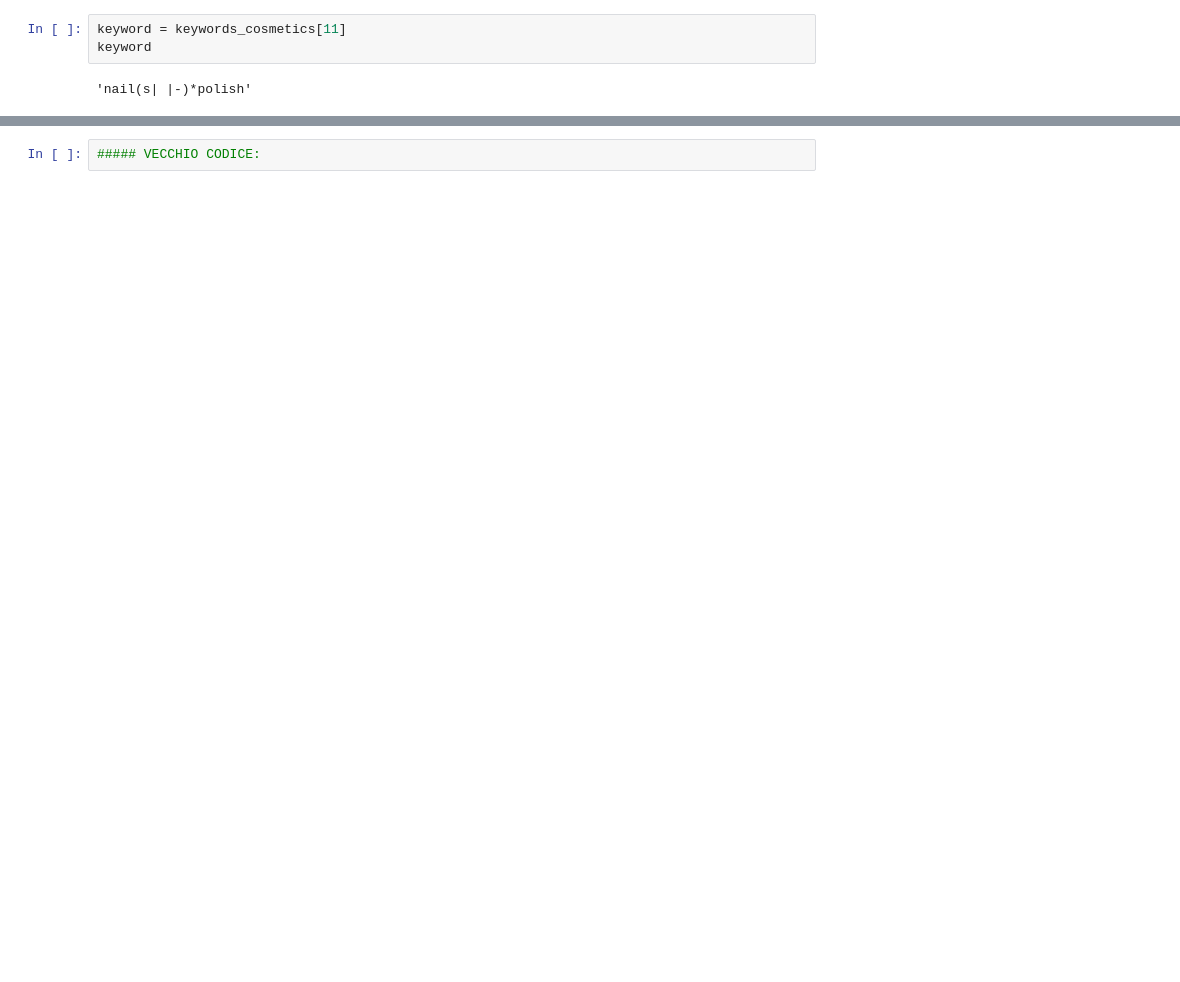
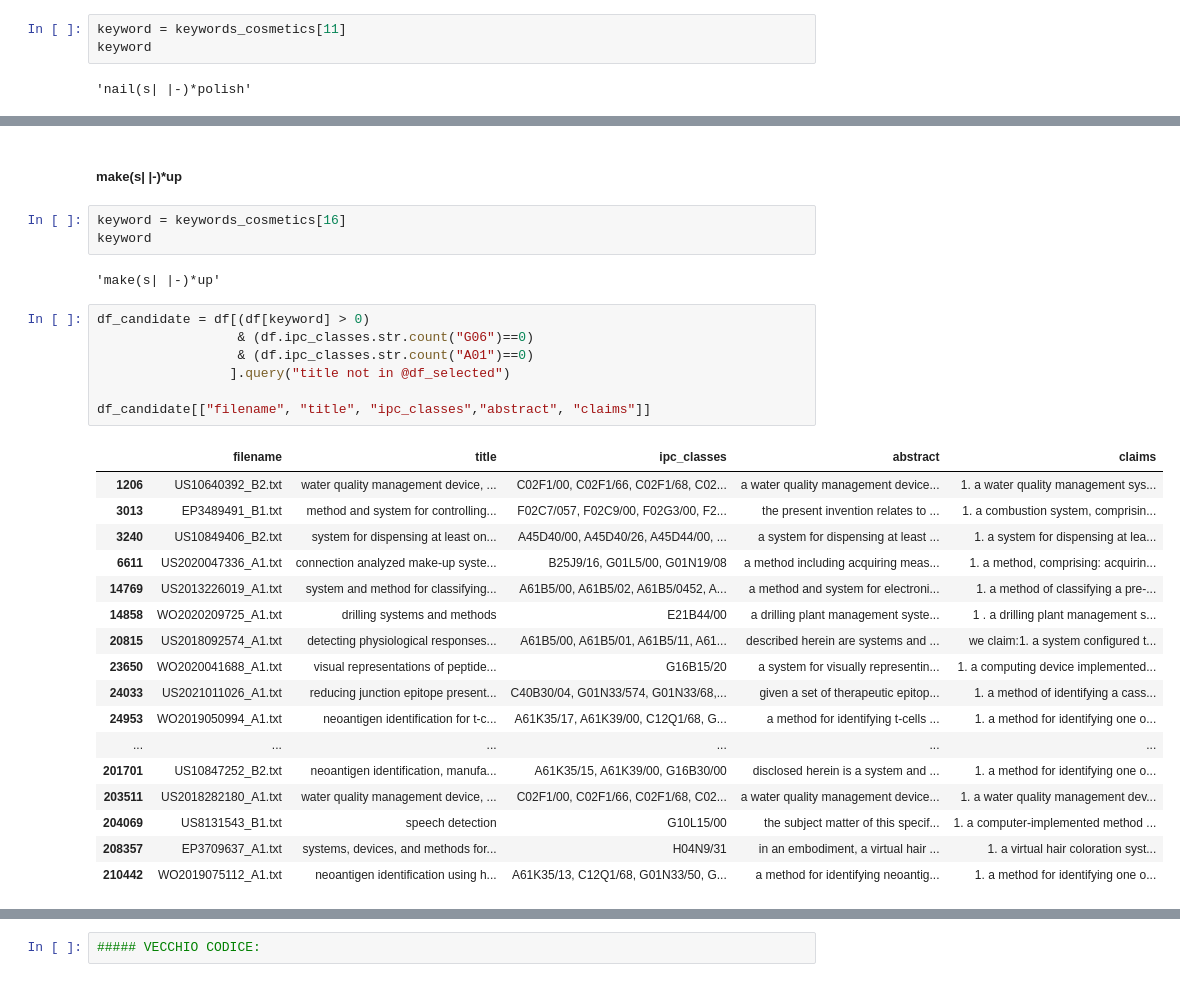
Before and after one commit to cri98li/Strategic-and-Competitive-Inteligence-project-UNIPI, a Jupyter notebook: 2a deadline/Step 5 v3.ipynb, the cells around one changed output, grey strips where cells are left out. Drawn from its saved outputs; the diff is of its cells as text; blank space fills up the shorter version.

```diff
--- a/2a deadline/Step 5 v3.ipynb
+++ b/2a deadline/Step 5 v3.ipynb
@@ -516,0 +654,32 @@ df_candidate[["title", "ipc_classes","abstract", "claims"]]
+# %% [markdown]
+##### make(s| |-)*up
+# %%
+keyword = keywords_cosmetics[16]
+keyword
+# %% [output]
+'make(s| |-)*up'
+# %%
+df_candidate = df[(df[keyword] > 0)
+                  & (df.ipc_classes.str.count("G06")==0)
+                  & (df.ipc_classes.str.count("A01")==0)
+                 ].query("title not in @df_selected")
+
+df_candidate[["filename", "title", "ipc_classes","abstract", "claims"]]
+# %% [output]
+|  | filename | title | ipc_classes | abstract | claims |
+| 1206 | US10640392_B2.txt | water quality management device, ... | C02F1/00, C02F1/66, C02F1/68, C02... | a water quality management device... | 1. a water quality management sys... |
+| 3013 | EP3489491_B1.txt | method and system for controlling... | F02C7/057, F02C9/00, F02G3/00, F2... | the present invention relates to ... | 1. a combustion system, comprisin... |
+| 3240 | US10849406_B2.txt | system for dispensing at least on... | A45D40/00, A45D40/26, A45D44/00, ... | a system for dispensing at least ... | 1. a system for dispensing at lea... |
+| 6611 | US2020047336_A1.txt | connection analyzed make-up syste... | B25J9/16, G01L5/00, G01N19/08 | a method including acquiring meas... | 1. a method, comprising: acquirin... |
+| 14769 | US2013226019_A1.txt | system and method for classifying... | A61B5/00, A61B5/02, A61B5/0452, A... | a method and system for electroni... | 1. a method of classifying a pre-... |
+| 14858 | WO2020209725_A1.txt | drilling systems and methods | E21B44/00 | a drilling plant management syste... | 1 . a drilling plant management s... |
+| 20815 | US2018092574_A1.txt | detecting physiological responses... | A61B5/00, A61B5/01, A61B5/11, A61... | described herein are systems and ... | we claim:1. a system configured t... |
+| 23650 | WO2020041688_A1.txt | visual representations of peptide... | G16B15/20 | a system for visually representin... | 1. a computing device implemented... |
+| 24033 | US2021011026_A1.txt | reducing junction epitope present... | C40B30/04, G01N33/574, G01N33/68,... | given a set of therapeutic epitop... | 1. a method of identifying a cass... |
+| 24953 | WO2019050994_A1.txt | neoantigen identification for t-c... | A61K35/17, A61K39/00, C12Q1/68, G... | a method for identifying t-cells ... | 1. a method for identifying one o... |
+| ... | ... | ... | ... | ... | ... |
+| 201701 | US10847252_B2.txt | neoantigen identification, manufa... | A61K35/15, A61K39/00, G16B30/00 | disclosed herein is a system and ... | 1. a method for identifying one o... |
+| 203511 | US2018282180_A1.txt | water quality management device, ... | C02F1/00, C02F1/66, C02F1/68, C02... | a water quality management device... | 1. a water quality management dev... |
+| 204069 | US8131543_B1.txt | speech detection | G10L15/00 | the subject matter of this specif... | 1. a computer-implemented method ... |
+| 208357 | EP3709637_A1.txt | systems, devices, and methods for... | H04N9/31 | in an embodiment, a virtual hair ... | 1. a virtual hair coloration syst... |
+| 210442 | WO2019075112_A1.txt | neoantigen identification using h... | A61K35/13, C12Q1/68, G01N33/50, G... | a method for identifying neoantig... | 1. a method for identifying one o... |
```
Also changed, not shown: parts of 94 cells of this notebook, 12 other files.
